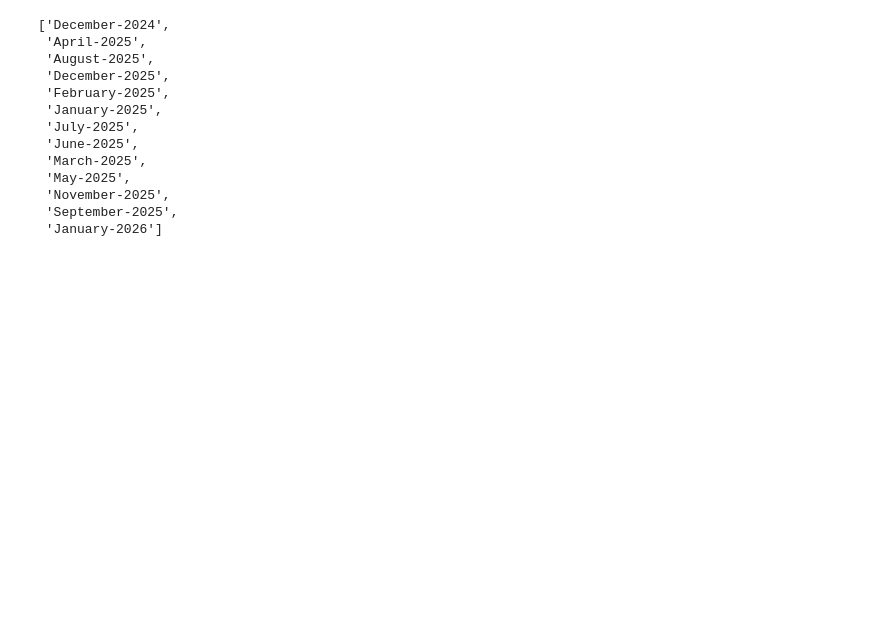
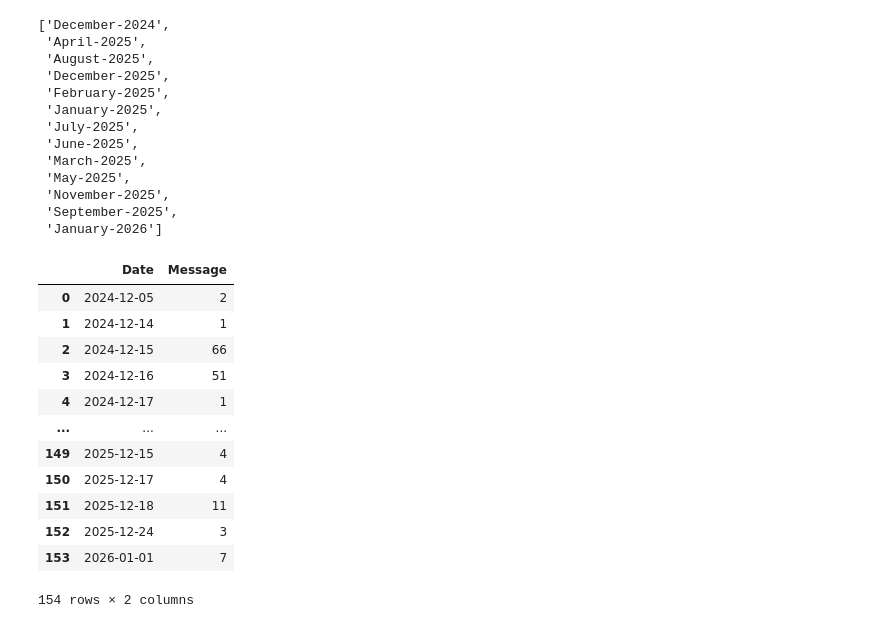
Before and after one commit to abishekparajuli-np/Whatsapp_Chat_Analysis, a Jupyter notebook: test_notebook.ipynb, the cells around one changed output. Drawn from its saved outputs; the diff is of its cells as text; code cells hidden in the pictures; blank space fills up the shorter version.

```diff
--- a/test_notebook.ipynb
+++ b/test_notebook.ipynb
@@ -355,0 +360,16 @@ timeline['time'].tolist()
+# %%
+tm2
+# %% [output]
+|  | Date | Message |
+| 0 | 2024-12-05 | 2 |
+| 1 | 2024-12-14 | 1 |
+| 2 | 2024-12-15 | 66 |
+| 3 | 2024-12-16 | 51 |
+| 4 | 2024-12-17 | 1 |
+| ... | ... | ... |
+| 149 | 2025-12-15 | 4 |
+| 150 | 2025-12-17 | 4 |
+| 151 | 2025-12-18 | 11 |
+| 152 | 2025-12-24 | 3 |
+| 153 | 2026-01-01 | 7 |
+154 rows × 2 columns
```
Also changed, not shown: parts of 3 cells of this notebook, 3 other files.
